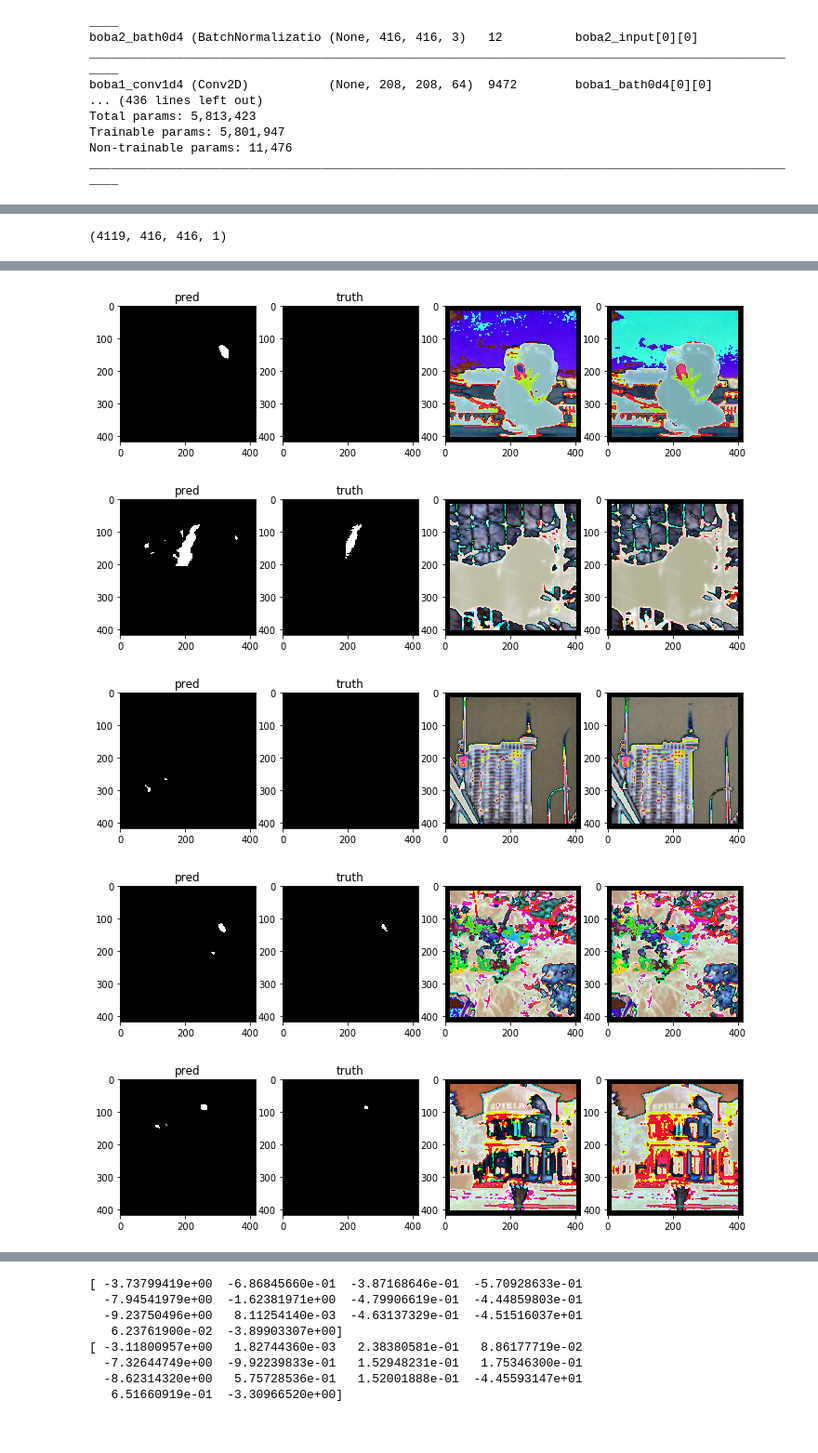
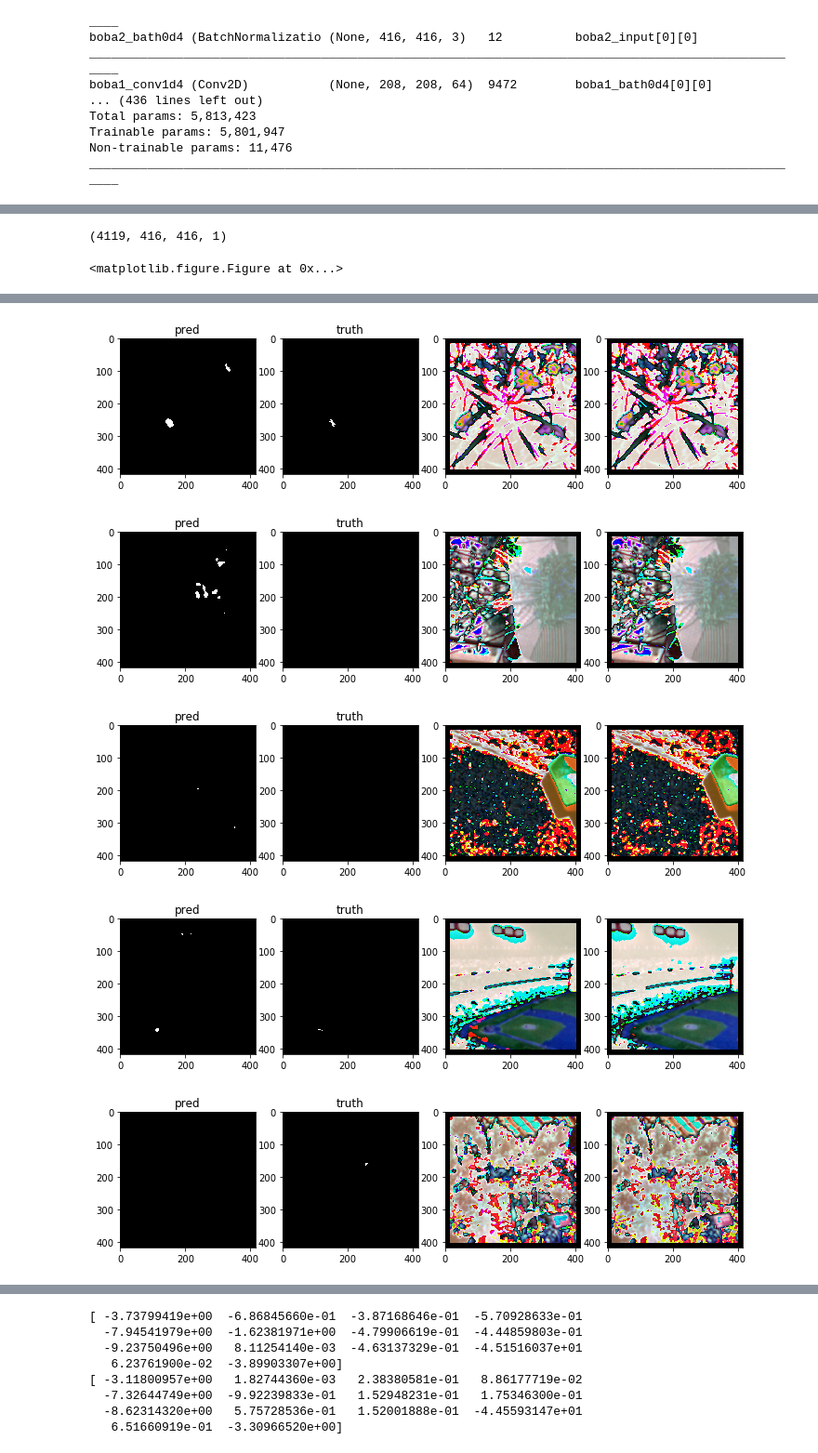
Before and after one commit to SorokinV/2018-TopCoder-Konika-Minolta, a Jupyter notebook: Jupyter/CM-V02-NET.ipynb, the cells around one changed output, grey strips where cells are left out. Shown at 93% size. Cells and saved outputs as stored; diff of their text form; code cells hidden in the pictures.

```diff
--- a/Jupyter/CM-V02-NET.ipynb
+++ b/Jupyter/CM-V02-NET.ipynb
@@ -201,8 +201,6 @@ print(datetime.datetime.now())
 2018-02-12 09:28:09.488870 1800 0.0421884207797 55 56
 2018-02-12 09:29:55.952420 Save: (1873, 416, 416, 3) (1873, 416, 416, 3) (1873, 416, 416, 1) ../Data/train/train/level-3
 2018-02-12 09:29:55.952861
-# %%
-dirForSave = '../Work'
 # %%
 if 0 :
     np.save(os.path.join(dirForSave,'X1.npy'),X1)
@@ -774,5 +772,5 @@ if 1 :
 # %%
-LL = range(3200,3210)
+LL = range(4000,4010)
 th = 0.9999
 print(PP.shape)
 for NN in LL :
@@ -785,3 +783,4 @@ for NN in LL :
     plt.show()
 # %% [output]
 (4119, 416, 416, 1)
+<matplotlib.figure.Figure at 0x...>
@@ -792,5 +791,5 @@ for NN in LL :
-[figure, old version]
+[figure, new version]
-[figure, old version]
+[figure, new version]
-[figure, old version]
+[figure, new version]
-[figure, old version]
+[figure, new version]
-[figure, old version]
+[figure, new version]
```
Also changed, not shown: parts of 9 cells of this notebook, 1 other file.
